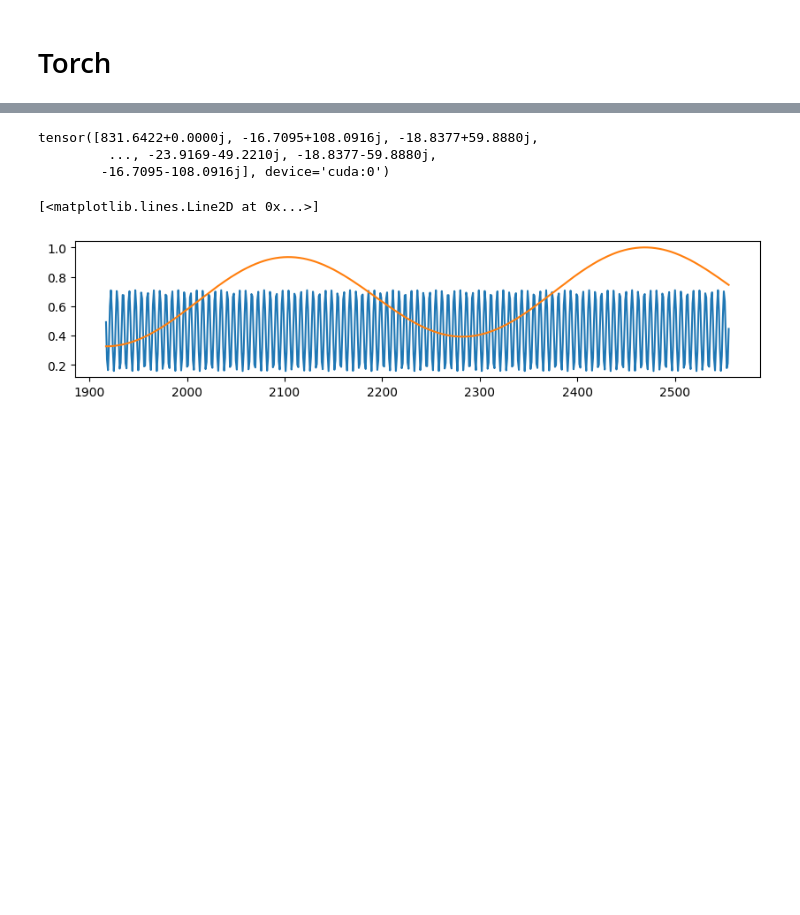
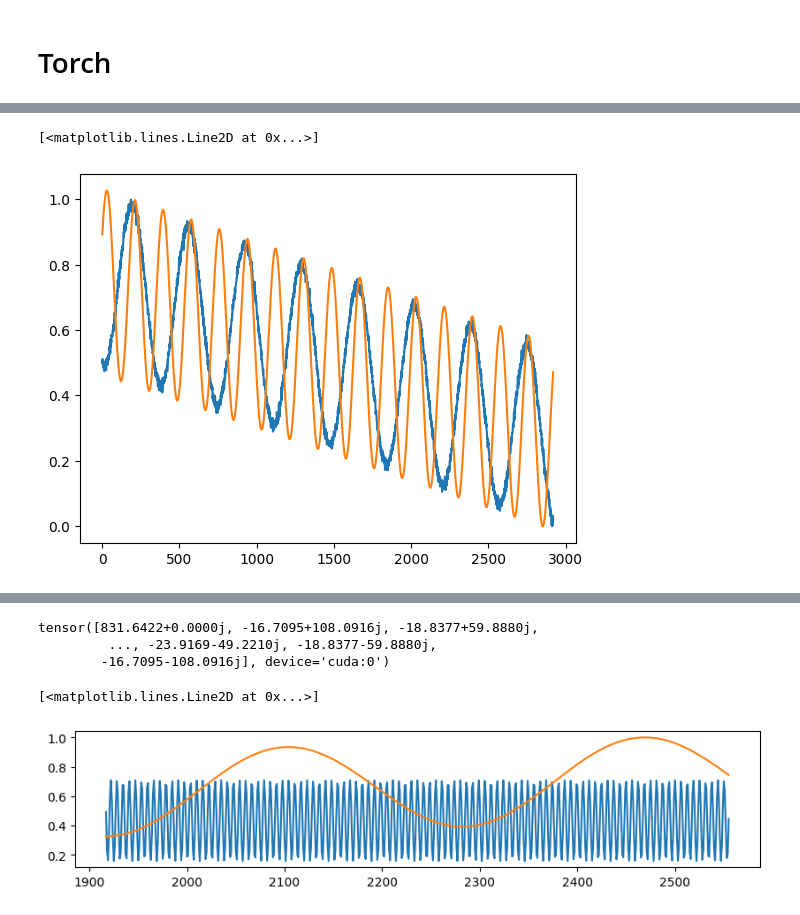
Before and after one commit to Ansebi/SIN-activated_Neural_Network_for_Time_Series_Forecasting, a Jupyter notebook: pytorch/scratch.ipynb, the cells around one changed output, grey strips where cells are left out. Cells and saved outputs as stored; diff of their text form; code cells hidden in the pictures; blank space fills up the shorter version.

```diff
--- a/pytorch/scratch.ipynb
+++ b/pytorch/scratch.ipynb
@@ -143,0 +219,8 @@ y_pred = model(x_test_tensor).detach().cpu().numpy()
+# %%
+sinenn = SineNN(torch.tensor(x, device=device), torch.tensor(y, device=device), device, auto_frequency_sensitivity=0.01).to(device)
+y_sinenn = sinenn(torch.tensor(x, device=device)).detach().cpu().numpy()
+plt.plot(x, y)
+plt.plot(x, y_sinenn)
+# %% [output]
+[<matplotlib.lines.Line2D at 0x...>]
+[figure, added]
```
Also changed, not shown: parts of 15 cells of this notebook.
